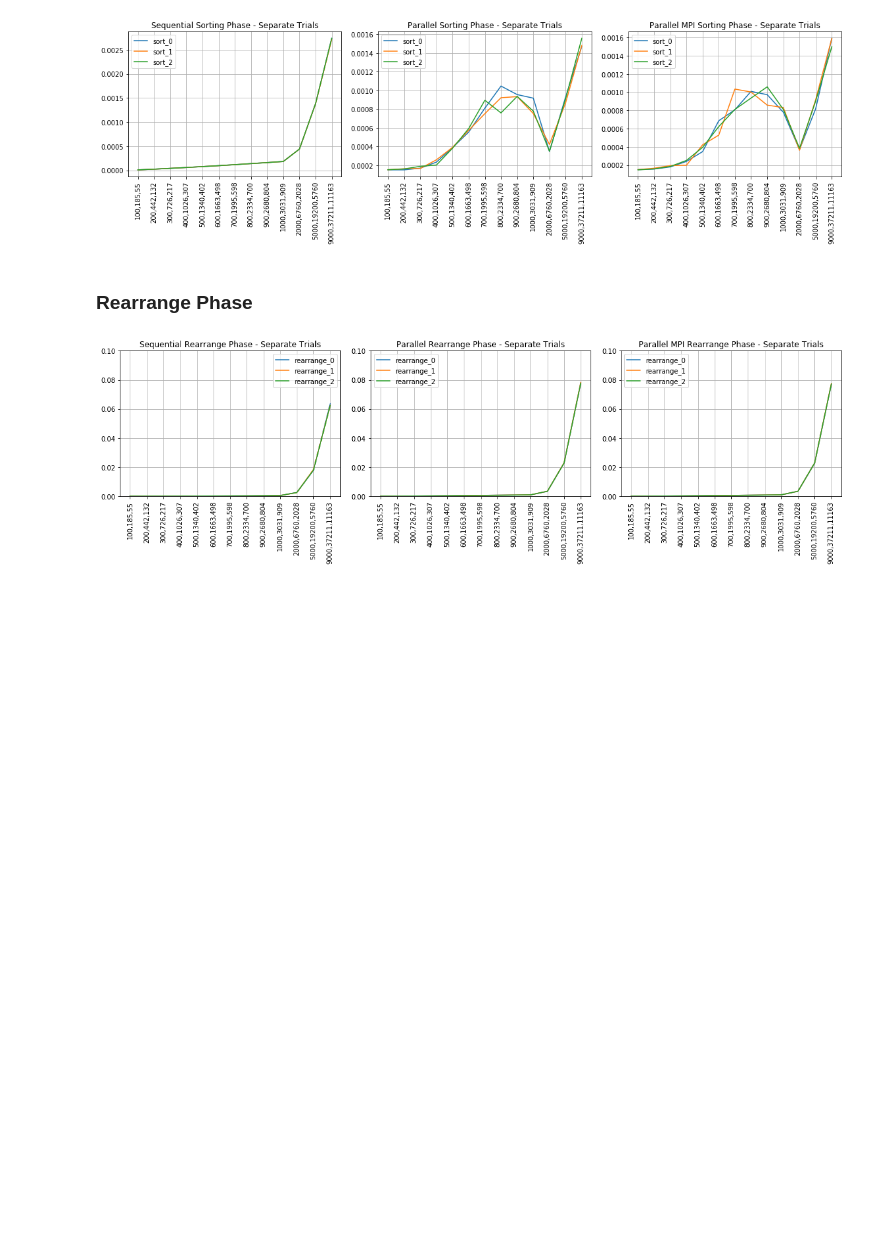
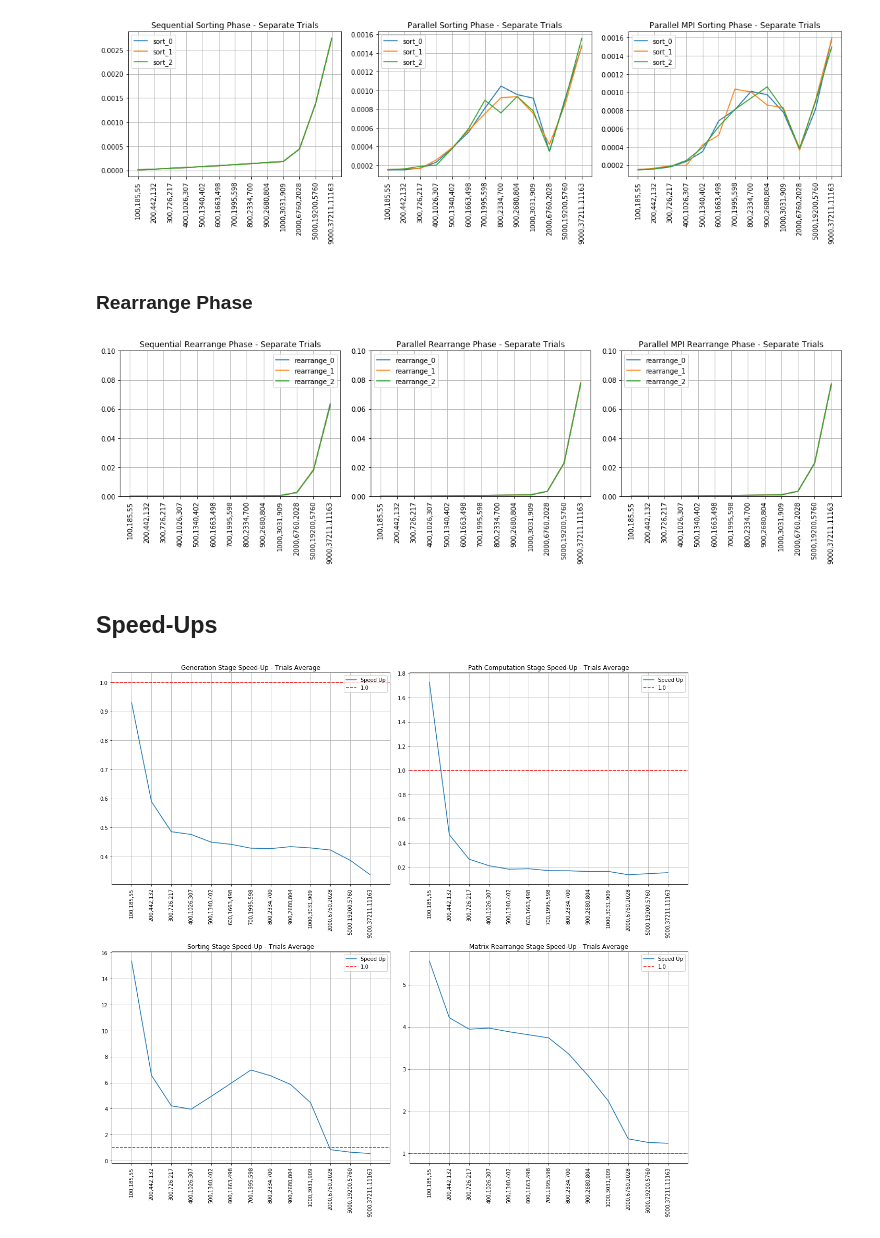
Before and after one commit to danif93/Genetic-Travelling-Salesman, a Jupyter notebook: code/python_dataAnalysis/ouputFIles_analytics.ipynb, the cells around one changed output. Saved outputs shown, nothing was run; the diff lists cells and outputs as text; code cells hidden in the pictures; blank space fills up the shorter version.

```diff
--- a/code/python_dataAnalysis/ouputFIles_analytics.ipynb
+++ b/code/python_dataAnalysis/ouputFIles_analytics.ipynb
@@ -918,3 +960,52 @@ plt.title("Parallel MPI Rearrange Phase - Separate Trials");
 plt.tight_layout()
 # %% [output]
 [figure]
+# %% [markdown]
+## Speed-Ups
+# %%
+gen_su = create_speedUpInv_df(df_gen_par, df_gen_seq)
+path_su = create_speedUpInv_df(df_path_par, df_path_seq)
+sort_su = create_speedUpInv_df(df_sort_par, df_sort_seq)
+rearr_su = create_speedUpInv_df(df_rearr_par, df_rearr_seq)
+# %%
+plt.figure(figsize=(16,15))
+
+plt.subplot(221)
+plt.plot(gen_su)
+plt.grid()
+plt.xlim((-1,13))
+plt.hlines(1,-1,13,colors='r',linestyles='dashed')
+plt.legend(list(gen_su.columns)+["1.0"])
+plt.xticks(rotation='vertical')
+plt.title("Generation Stage Speed-Up - Trials Average");
+
+plt.subplot(222)
+plt.plot(path_su)
+plt.grid()
+plt.xlim((-1,13))
+plt.hlines(1,-1,13,colors='r',linestyles='dashed')
+plt.legend(list(path_su.columns)+["1.0"])
+plt.xticks(rotation='vertical')
+plt.title("Path Computation Stage Speed-Up - Trials Average");
+
+plt.subplot(223)
+plt.plot(sort_su)
+plt.grid()
+plt.xlim((-1,13))
+plt.hlines(1,-1,13,colors='r',linestyles='dashed')
+plt.legend(list(sort_su.columns)+["1.0"])
+plt.xticks(rotation='vertical')
+plt.title("Sorting Stage Speed-Up - Trials Average");
+
+plt.subplot(224)
+plt.plot(rearr_su)
+plt.grid()
+plt.xlim((-1,13))
+plt.hlines(1,-1,13,colors='r',linestyles='dashed')
+plt.legend(list(rearr_su.columns)+["1.0"])
+plt.xticks(rotation='vertical')
+plt.title("Matrix Rearrange Stage Speed-Up - Trials Average");
+
+plt.tight_layout()
+# %% [output]
+[figure, added]
```
Also changed, not shown: parts of 5 cells of this notebook, 1 other file.
